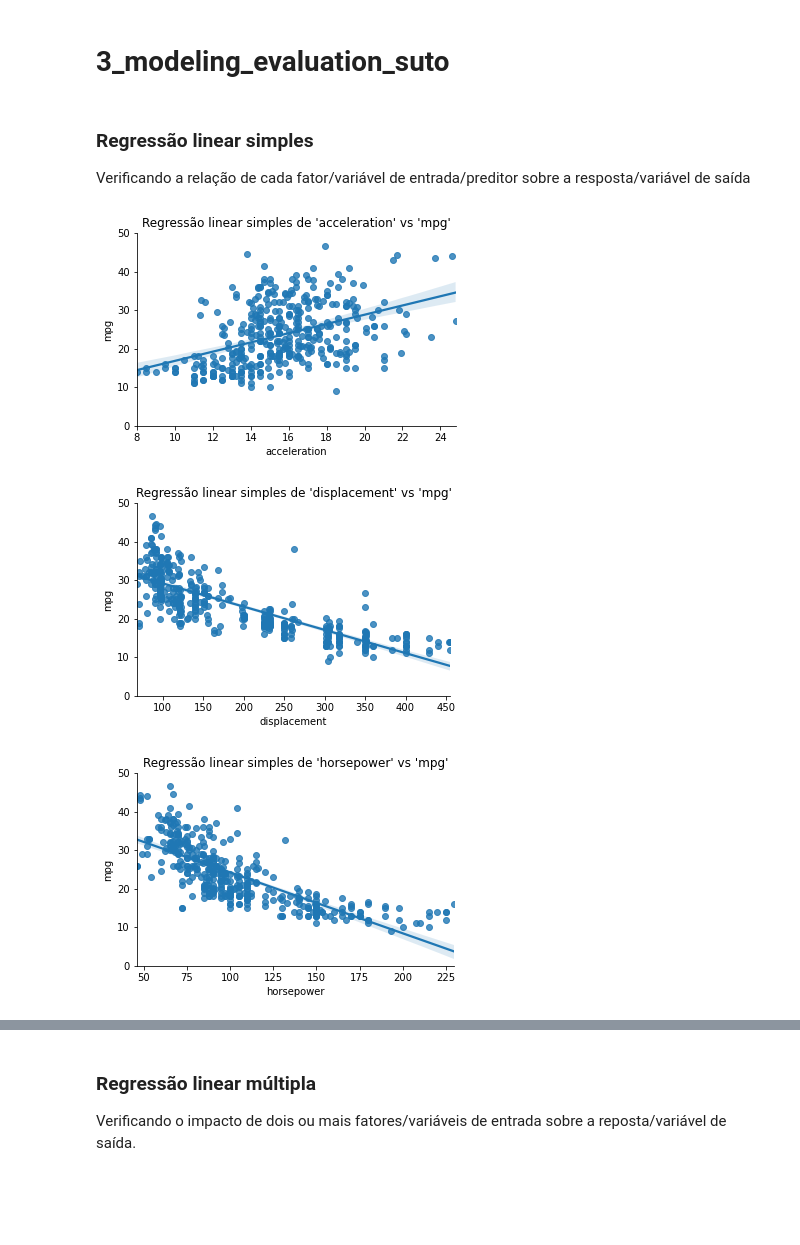
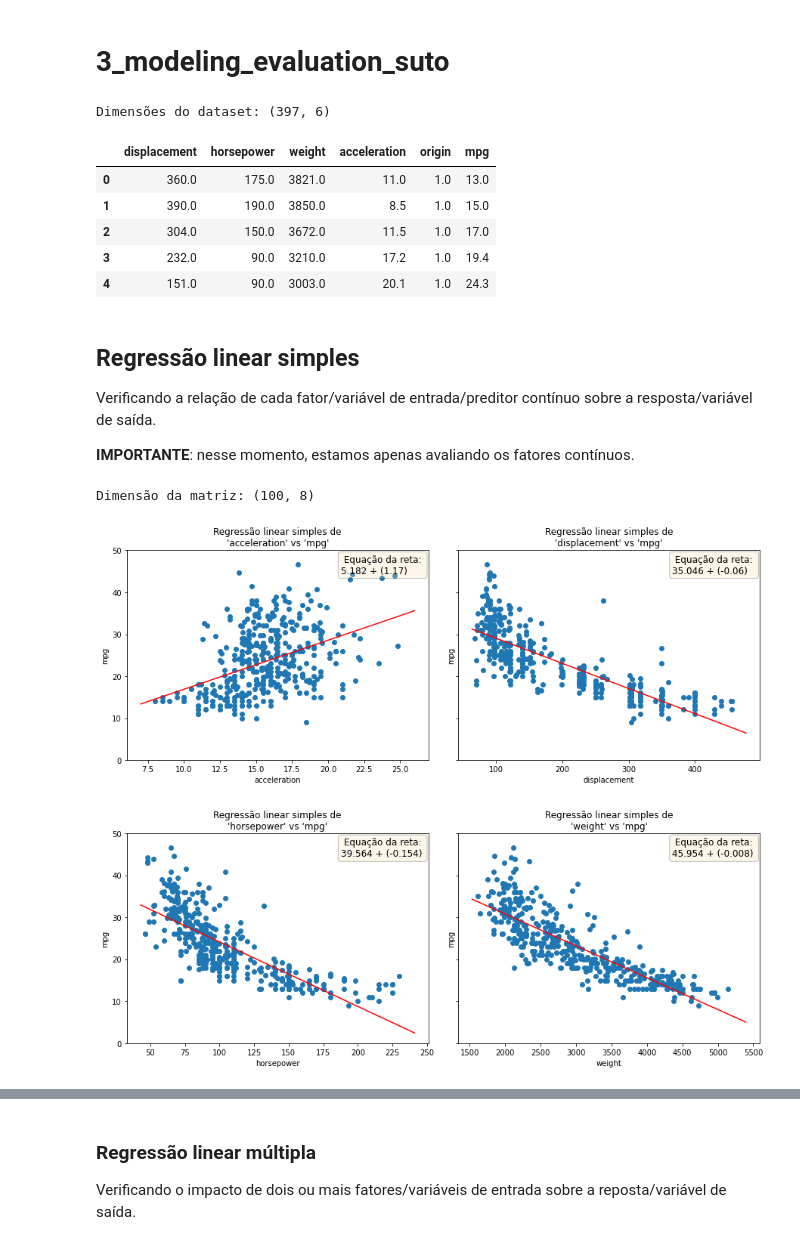
Before and after one commit to Carne-de-Pescoco/kaggle-used-car, a Jupyter notebook: notebooks/3_modeling_evaluation_suto.ipynb, the cells around one changed output, grey strips where cells are left out. Drawn from its saved outputs; the diff is of its cells as text; code cells hidden in the pictures; blank space fills up the shorter version.

Commit message:
[feat] Finalizada a criação dos modelos de regressão linear simples.
- Faltam ainda as métricas de avaliação.

```diff
--- a/notebooks/3_modeling_evaluation_suto.ipynb
+++ b/notebooks/3_modeling_evaluation_suto.ipynb
@@ -17,15 +17,32 @@ from sklearn.model_selection import (cross_val_score, RepeatedStratifiedKFold,
 
 from sklearn.metrics import mean_absolute_error, mean_squared_error
 
-path_data = "./"
+path_data = "../data/raw/"
+path_interim_data = "../data/interim/"
 
 # Parâmetros estéticos dos gráficos:
 set_palette = "Paired"
 axes_style = "ticks"
 
 linha = 50*"-"
+# %%
+df_data = pd.read_parquet(path_interim_data+"df_data_step_2_output.pqt")
+
+print(f"Dimensões do dataset: {df_data.shape}")
+
+df_data.head()
+# %% [output]
+Dimensões do dataset: (397, 6)
+|  | displacement | horsepower | weight | acceleration | origin | mpg |
+| 0 | 360.0 | 175.0 | 3821.0 | 11.0 | 1.0 | 13.0 |
+| 1 | 390.0 | 190.0 | 3850.0 | 8.5 | 1.0 | 15.0 |
+| 2 | 304.0 | 150.0 | 3672.0 | 11.5 | 1.0 | 17.0 |
+| 3 | 232.0 | 90.0 | 3210.0 | 17.2 | 1.0 | 19.4 |
+| 4 | 151.0 | 90.0 | 3003.0 | 20.1 | 1.0 | 24.3 |
 # %% [markdown]
-### Regressão linear simples
+## Regressão linear simples
 
-Verificando a relação de cada fator/variável de entrada/preditor sobre a resposta/variável de saída
+Verificando a relação de cada fator/variável de entrada/preditor contínuo sobre a resposta/variável de saída.
+
+**IMPORTANTE**: nesse momento, estamos apenas avaliando os fatores contínuos.
 # %%
@@ -35,9 +53,0 @@ lst_continuas_sem_mpg = [feature for feature in lst_continuas_sem_mpg if feature
-# %%
-for i, feature in enumerate(df_data_without_repetition[lst_continuas_sem_mpg].columns):
-    ax = sns.lmplot(data=df_data_without_repetition, x=feature, y="mpg", order=1, ci=95)
-    ax.set(title="Regressão linear simples de '"+feature+"' vs 'mpg'", ylim=[0,50])
-    ax.fig.set_size_inches(5,3);
-# %% [output]
-[figure, removed]
-[figure, removed]
-[figure, removed]
@@ -43,0 +63,47 @@ for i, feature in enumerate(df_data_without_repetition[lst_continuas_sem_mpg].co
+# %%
+# Obtendo as equações de reta para cada relação "fator vs 'mpg'".
+
+X = df_data[lst_continuas_sem_mpg]
+y = df_data["mpg"]
+
+X_train, X_test, y_train, y_test = train_test_split(X, y, test_size=.1, random_state=42)
+
+dct_equations = {}
+
+for feature in df_data[lst_continuas_sem_mpg].columns:
+    model = LinearRegression()
+    model.fit(X_train[feature].values.reshape(-1, 1), y_train)
+    dct_equations[feature] = str(round(model.intercept_, 3)) + " + (" + str(round(model.coef_[0], 3)) + ")"
+    df_reg["y_pred_mpg_"+feature] = model.predict(df_reg[feature].values.reshape(-1, 1))
+
+print(f"Dimensão da matriz: {df_reg.shape}")
+# %% [output]
+Dimensão da matriz: (100, 8)
+# %%
+fig, axs = plt.subplots(ncols=2, nrows=2, figsize=(15,12), sharey=True, gridspec_kw={'hspace': .35, 'wspace': .1})
+
+row = col = 0
+
+for i, feature in enumerate(df_data[lst_continuas_sem_mpg].columns):
+    axs[row, col].scatter(data=df_data, x=feature, y="mpg")
+    axs[row, col].plot(df_reg[feature], df_reg["y_pred_mpg_"+feature], color='red')
+    axs[row, col].set(title="Regressão linear simples de\n'"+feature+"' vs 'mpg'",
+                      ylim=[0,50], xlabel=feature);
+
+    textstr = f""" Equação da reta: \n{dct_equations[feature]}"""
+
+    props = dict(boxstyle='round', facecolor='wheat', alpha=0.25)
+
+    axs[row, col].text(.71, 0.98, textstr, transform=axs[row, col].transAxes, fontsize=12,
+        verticalalignment='top', bbox=props);
+
+    if (i+1)%2!=0:
+        col += 1
+    else:
+        col = 0
+        row+=1
+
+for ax in axs.flat:
+    ax.set(ylabel='mpg')
+# %% [output]
+[figure, added]
```
Also changed, not shown: parts of 8 cells of this notebook, 2 other files.
